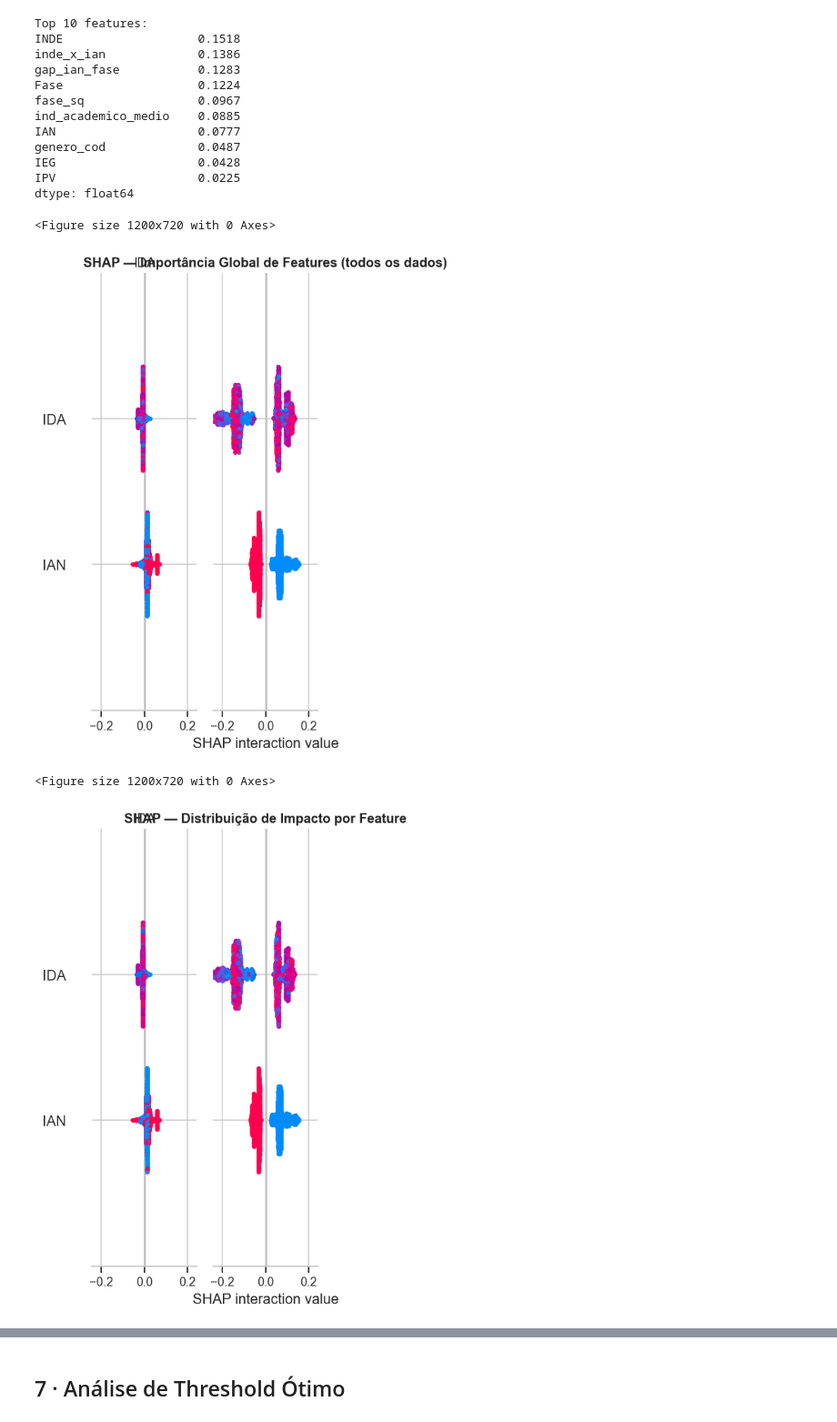
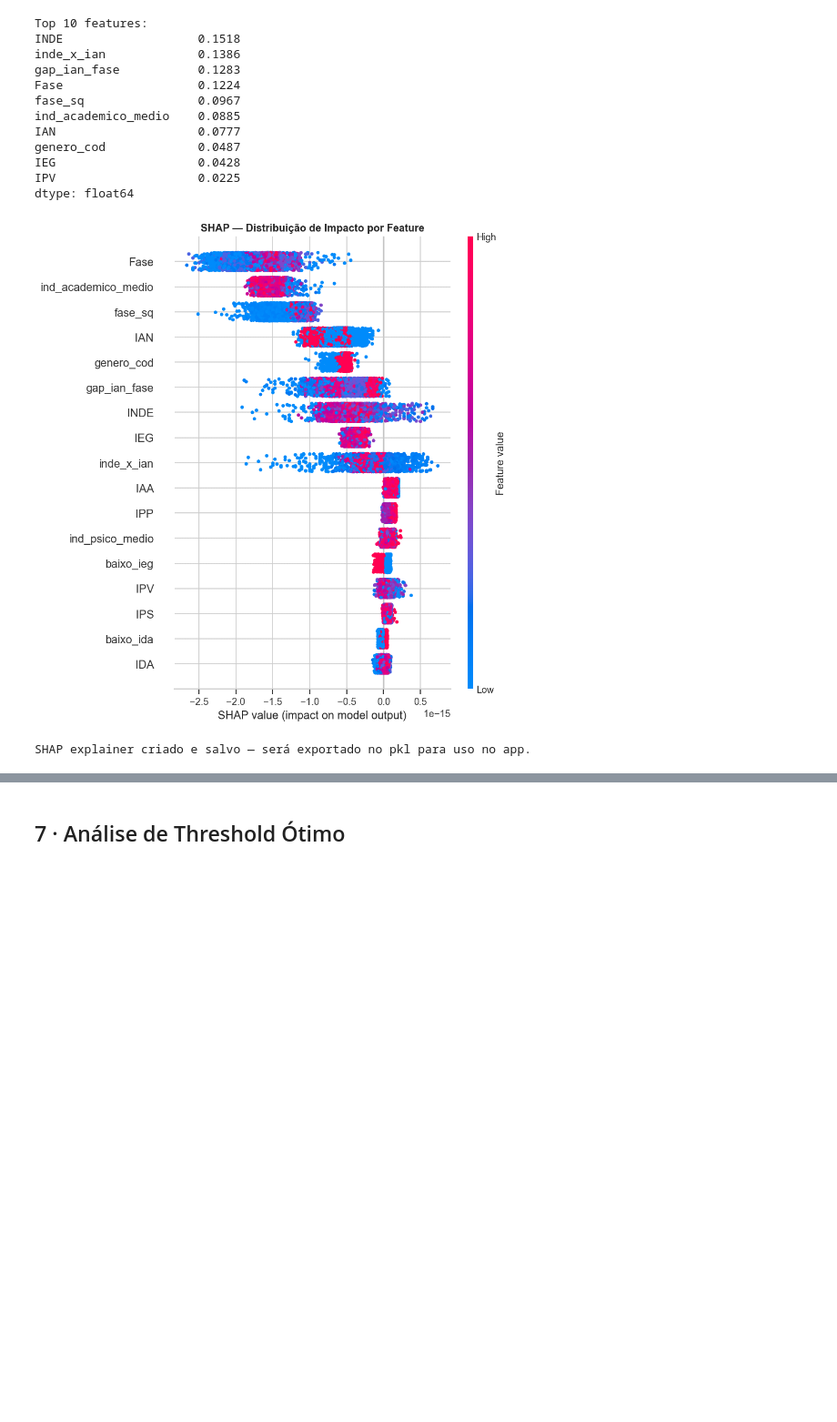
Before and after one commit to gnunes-io/datathon, a Jupyter notebook: model/modelo_preditivo.ipynb, the cells around one changed output, grey strips where cells are left out. Shown at 91% size. Drawn from its saved outputs; the diff is of its cells as text; code cells hidden in the pictures; blank space fills up the shorter version.

```diff
--- a/model/modelo_preditivo.ipynb
+++ b/model/modelo_preditivo.ipynb
@@ -460,37 +460,44 @@ dtype: float64
 # %%
 # SHAP — Explicabilidade Global e captura do explainer para o app
 shap_explainer = None
 try:
     import shap
+    import numpy as np
+
     # Usar amostra estratificada para SHAP (todos os dados, modelo final)
     X_all_imp = best_pipeline.named_steps['imputer'].transform(X_all)
     shap_explainer = shap.TreeExplainer(best_pipeline.named_steps['model'])
     shap_vals = shap_explainer.shap_values(X_all_imp)
 
+    # Trata extração da classe positiva (Random Forest vs XGBoost / LightGBM)
     if isinstance(shap_vals, list):
         shap_vals_pos = shap_vals[1]   # classe positiva (Random Forest)
     else:
-        shap_vals_pos = shap_vals       # XGBoost retorna array único
+        shap_vals_pos = shap_vals       # XGBoost / formato array único
 
-    plt.figure(figsize=(10, 6))
-    shap.summary_plot(shap_vals_pos, X_all_imp, feature_names=FEATURE_COLS,
-                      plot_type='bar', show=False)
-    plt.title('SHAP — Importância Global de Features (todos os dados)', fontweight='bold')
-    plt.tight_layout()
-    plt.show()
+    # --- Ajuste de Dimensão para SHAP Interaction Values ---
+    # Se os valores SHAP forem 3D (interação), reduz para 2D somando o impacto das interações
+    if isinstance(shap_vals_pos, np.ndarray) and shap_vals_pos.ndim == 3:
+        shap_vals_plot = shap_vals_pos.sum(axis=-1)
+    else:
+        shap_vals_plot = shap_vals_pos
 
-    plt.figure(figsize=(10, 6))
-    shap.summary_plot(shap_vals_pos, X_all_imp, feature_names=FEATURE_COLS, show=False)
+    # --- Gráfico 1: Distribuição de Impacto (Dot Plot) ---
+    plt.figure(figsize=(12, 6))
+    shap.summary_plot(
+        shap_vals_plot,
+        X_all_imp,
+        feature_names=FEATURE_COLS,
+        show=False
+    )
     plt.title('SHAP — Distribuição de Impacto por Feature', fontweight='bold')
     plt.tight_layout()
     plt.show()
 
     print('SHAP explainer criado e salvo — será exportado no pkl para uso no app.')
 except ImportError:
     print('SHAP não instalado (pip install shap). Exportando modelo sem explainer.')
     print('O app Streamlit funcionará sem a aba de explicabilidade.')
 # %% [output]
+[figure, new version]
-<Figure size 1200x720 with 0 Axes>
+SHAP explainer criado e salvo — será exportado no pkl para uso no app.
-[figure, old version]
-<Figure size 1200x720 with 0 Axes>
-[figure, removed]
```
Also changed, not shown: parts of 1 cell of this notebook, 2 other files.
